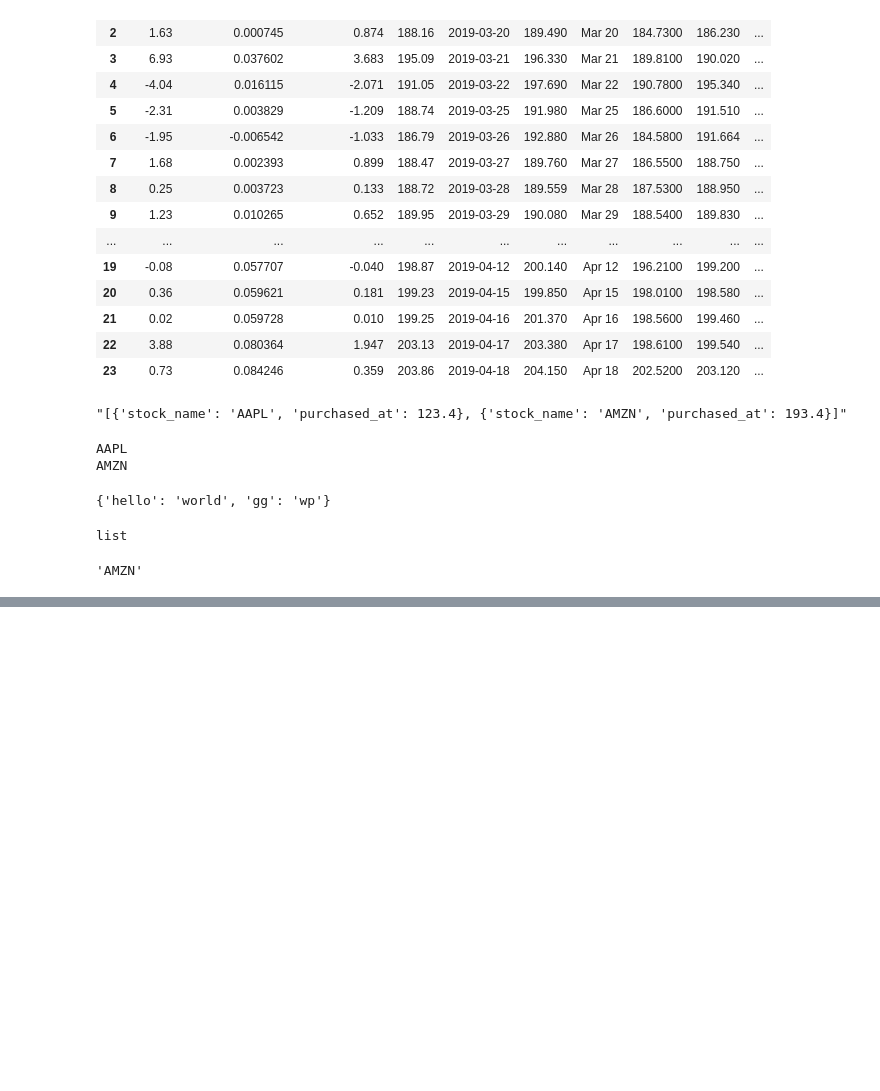
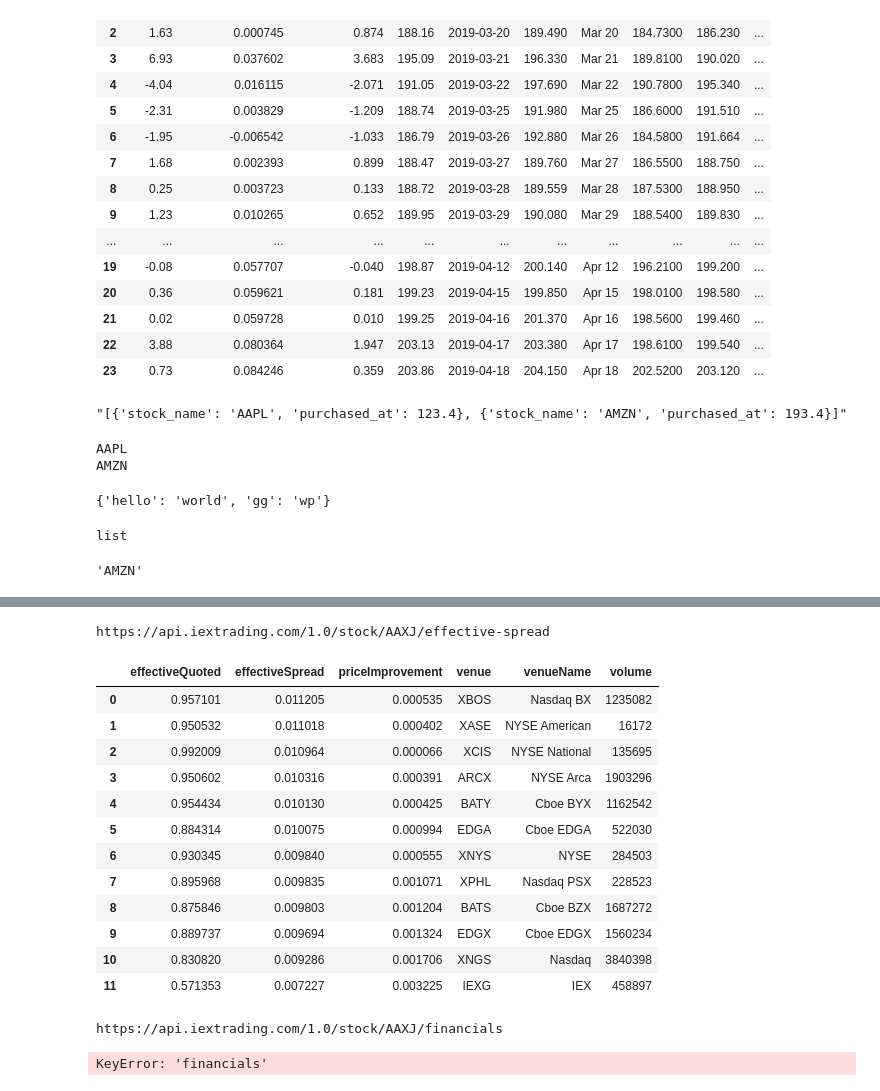
Before and after one commit to diningPhilosopher64/SmartStocks, a Jupyter notebook: sandbox_files/Untitled3.ipynb, the cells around one changed output, grey strips where cells are left out. Cells and saved outputs as stored; diff of their text form; code cells hidden in the pictures; blank space fills up the shorter version.

```diff
--- a/sandbox_files/Untitled3.ipynb
+++ b/sandbox_files/Untitled3.ipynb
@@ -453,3 +453,5 @@ list
 stocks_owned[1]['stock_name']
 # %% [output]
 'AMZN'
+# %%
+aaxj = Stock("AAXJ")
@@ -455,0 +478,22 @@ stocks_owned[1]['stock_name']
+# %%
+aaxj.effective_spread_table()
+# %% [output]
+https://api.iextrading.com/1.0/stock/AAXJ/effective-spread
+|  | effectiveQuoted | effectiveSpread | priceImprovement | venue | venueName | volume |
+| 0 | 0.957101 | 0.011205 | 0.000535 | XBOS | Nasdaq BX | 1235082 |
+| 1 | 0.950532 | 0.011018 | 0.000402 | XASE | NYSE American | 16172 |
+| 2 | 0.992009 | 0.010964 | 0.000066 | XCIS | NYSE National | 135695 |
+| 3 | 0.950602 | 0.010316 | 0.000391 | ARCX | NYSE Arca | 1903296 |
+| 4 | 0.954434 | 0.010130 | 0.000425 | BATY | Cboe BYX | 1162542 |
+| 5 | 0.884314 | 0.010075 | 0.000994 | EDGA | Cboe EDGA | 522030 |
+| 6 | 0.930345 | 0.009840 | 0.000555 | XNYS | NYSE | 284503 |
+| 7 | 0.895968 | 0.009835 | 0.001071 | XPHL | Nasdaq PSX | 228523 |
+| 8 | 0.875846 | 0.009803 | 0.001204 | BATS | Cboe BZX | 1687272 |
+| 9 | 0.889737 | 0.009694 | 0.001324 | EDGX | Cboe EDGX | 1560234 |
+| 10 | 0.830820 | 0.009286 | 0.001706 | XNGS | Nasdaq | 3840398 |
+| 11 | 0.571353 | 0.007227 | 0.003225 | IEXG | IEX | 458897 |
+# %%
+aaxj.financials_table()
+# %% [output]
+https://api.iextrading.com/1.0/stock/AAXJ/financials
+KeyError: 'financials'
```
Also changed, not shown: parts of 4 cells of this notebook, 7 other files.
